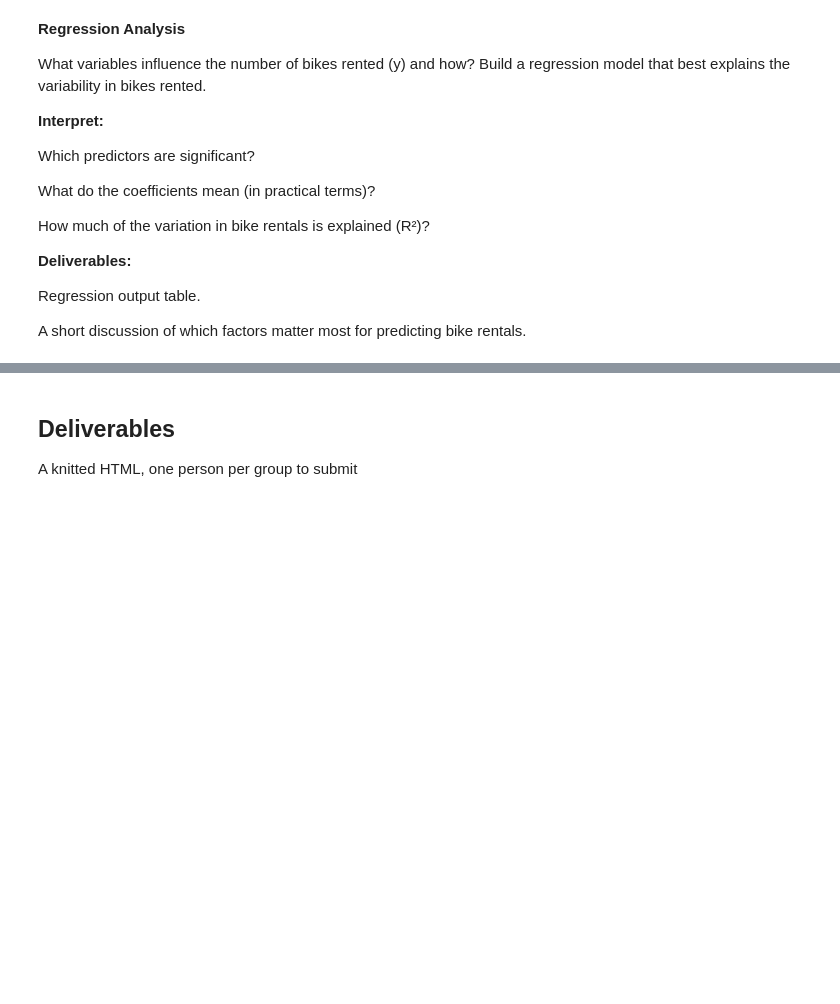
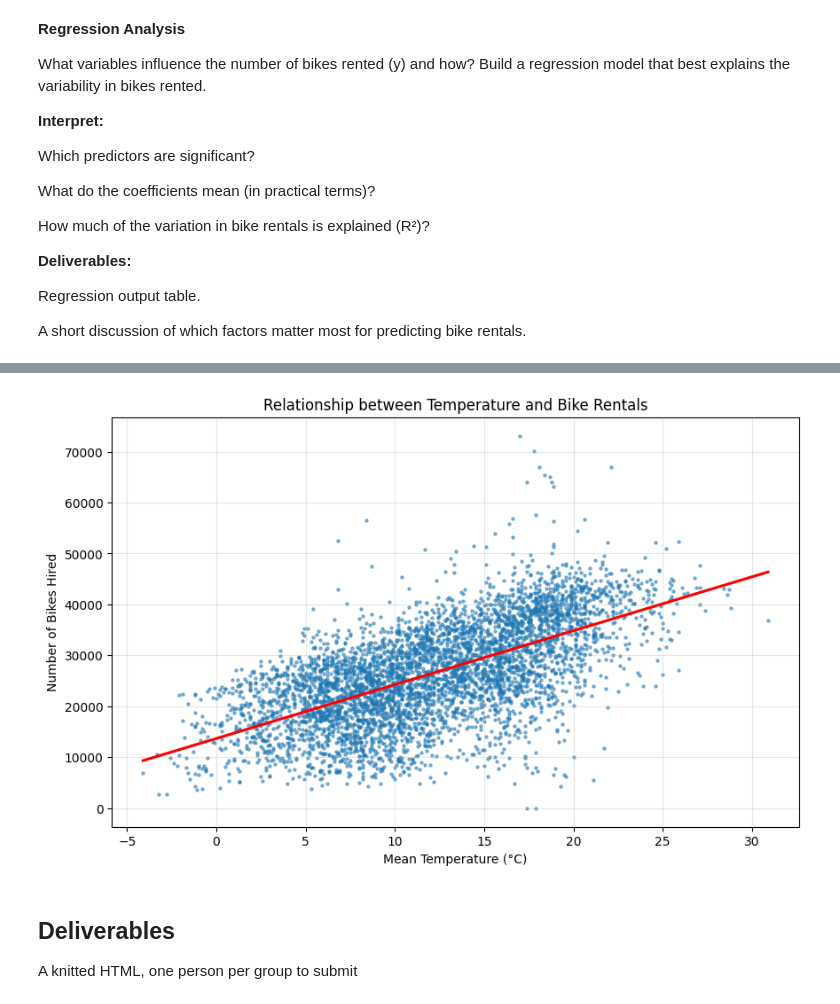
Before and after one commit to bence-szabo-git/Analytics-through-Coding, a Jupyter notebook: Session_3/Group_Project.ipynb, the cells around one changed output, grey strips where cells are left out. Cells and saved outputs as stored; diff of their text form; code cells hidden in the pictures; blank space fills up the shorter version.

```diff
--- a/Session_3/Group_Project.ipynb
+++ b/Session_3/Group_Project.ipynb
@@ -427,5 +644,21 @@ A short discussion of which factors matter most for predicting bike rentals.
 # %%
-### Your code goes here
+# Create a regression plot for bikes vs temperature
+plt.figure(figsize=(10, 6))
+sns.regplot(
+    data=london_bikes_fill2,
+    x='mean_temp',
+    y='bikes_hired',
+    scatter_kws={'s': 5, 'alpha': 0.5},  # Small, semi-transparent points
+    line_kws={'color': 'red'},           # Red regression line
+    ci=None                              # No confidence interval band
+)
+plt.title('Relationship between Temperature and Bike Rentals')
+plt.xlabel('Mean Temperature (°C)')
+plt.ylabel('Number of Bikes Hired')
+plt.grid(True, alpha=0.3)
+plt.show()
+# %% [output]
+[figure, added]
 # %% [markdown]
 ## Deliverables
 A knitted HTML, one person per group to submit
```
Also changed, not shown: parts of 7 cells of this notebook, 1 other file.
